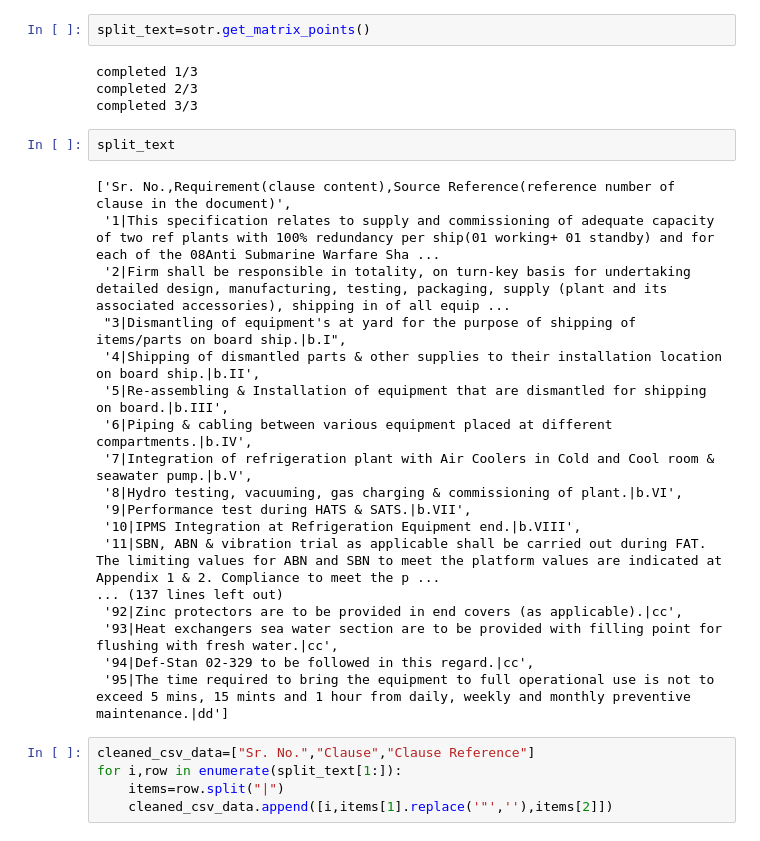
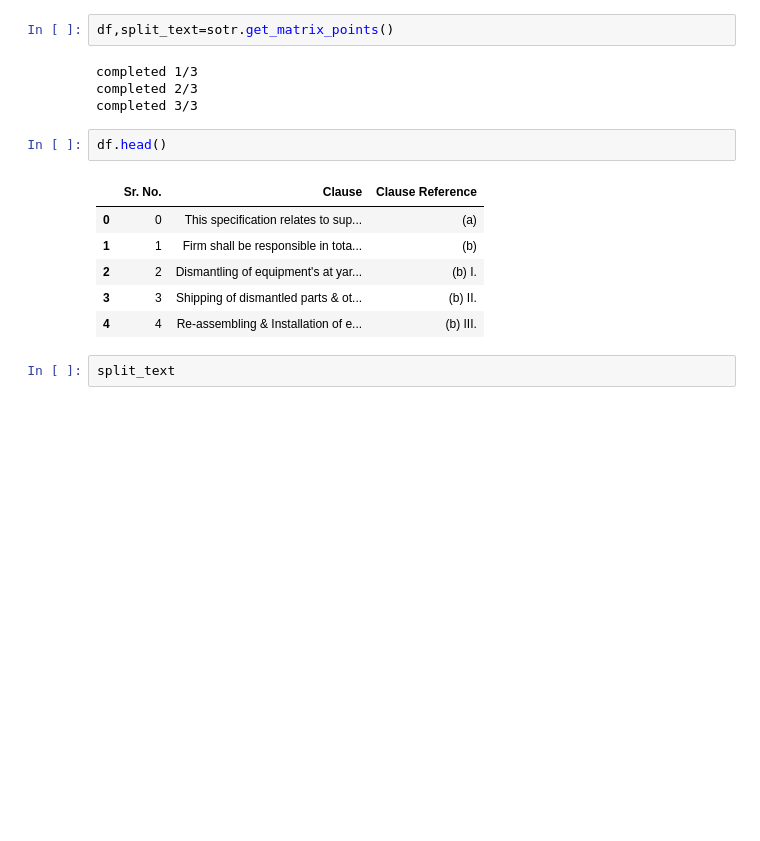
Before and after one commit to shubham-alemeno/tender-poc, a Jupyter notebook: test.ipynb, the cells around one changed output. Saved outputs shown, nothing was run; the diff lists cells and outputs as text; blank space fills up the shorter version.

Commit message:
added final parts to stor construction

```diff
--- a/test.ipynb
+++ b/test.ipynb
@@ -36,31 +40,17 @@ sotr.markdown_text
 # %%
-split_text=sotr.get_matrix_points()
+df,split_text=sotr.get_matrix_points()
 # %% [output]
 completed 1/3
 completed 2/3
 completed 3/3
+# %%
+df.head()
+# %% [output]
+|  | Sr. No. | Clause | Clause Reference |
+| 0 | 0 | This specification relates to sup... | (a) |
+| 1 | 1 | Firm shall be responsible in tota... | (b) |
+| 2 | 2 | Dismantling of equipment's at yar... | (b) I. |
+| 3 | 3 | Shipping of dismantled parts & ot... | (b) II. |
+| 4 | 4 | Re-assembling & Installation of e... | (b) III. |
 # %%
 split_text
-# %% [output]
-['Sr. No.,Requirement(clause content),Source Reference(reference number of clause in the document)',
- '1|This specification relates to supply and commissioning of adequate capacity of two ref plants with 100% redundancy per ship(01 working+ 01 standby) and for each of the 08Anti Submarine Warfare Sha ...
- '2|Firm shall be responsible in totality, on turn-key basis for undertaking detailed design, manufacturing, testing, packaging, supply (plant and its associated accessories), shipping in of all equip ...
- "3|Dismantling of equipment's at yard for the purpose of shipping of items/parts on board ship.|b.I",
- '4|Shipping of dismantled parts & other supplies to their installation location on board ship.|b.II',
- '5|Re-assembling & Installation of equipment that are dismantled for shipping on board.|b.III',
- '6|Piping & cabling between various equipment placed at different compartments.|b.IV',
- '7|Integration of refrigeration plant with Air Coolers in Cold and Cool room & seawater pump.|b.V',
- '8|Hydro testing, vacuuming, gas charging & commissioning of plant.|b.VI',
- '9|Performance test during HATS & SATS.|b.VII',
- '10|IPMS Integration at Refrigeration Equipment end.|b.VIII',
- '11|SBN, ABN & vibration trial as applicable shall be carried out during FAT. The limiting values for ABN and SBN to meet the platform values are indicated at Appendix 1 & 2. Compliance to meet the p ...
-... (137 lines left out)
- '92|Zinc protectors are to be provided in end covers (as applicable).|cc',
- '93|Heat exchangers sea water section are to be provided with filling point for flushing with fresh water.|cc',
- '94|Def-Stan 02-329 to be followed in this regard.|cc',
- '95|The time required to bring the equipment to full operational use is not to exceed 5 mins, 15 mints and 1 hour from daily, weekly and monthly preventive maintenance.|dd']
-# %%
-cleaned_csv_data=["Sr. No.","Clause","Clause Reference"]
-for i,row in enumerate(split_text[1:]):
-    items=row.split("|")
-    cleaned_csv_data.append([i,items[1].replace('"',''),items[2]])
```
Also changed, not shown: parts of 5 cells of this notebook, 3 other files.
